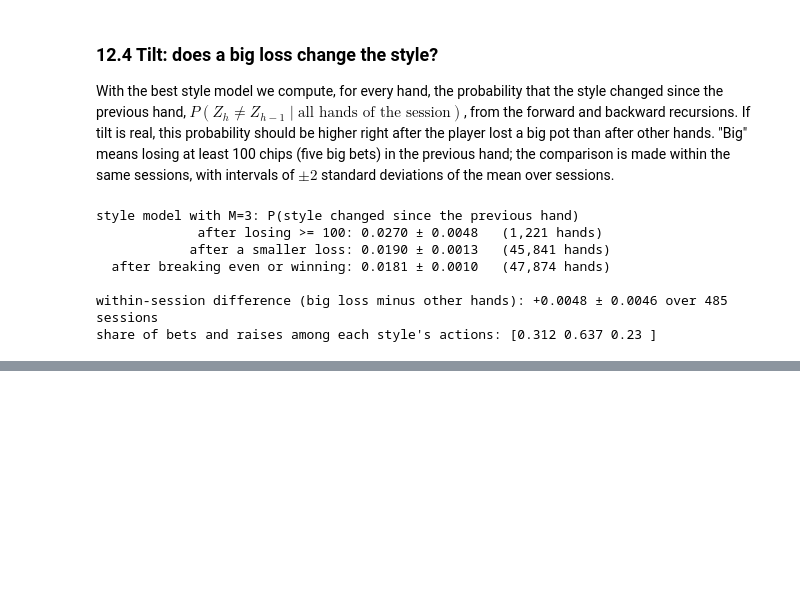
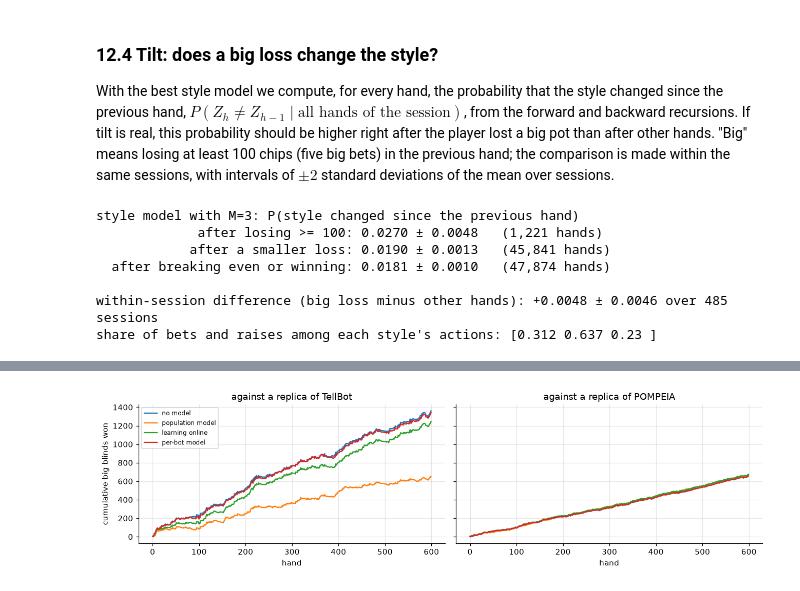
Before and after one commit to in-th3-l00p/bayes-poker, a Jupyter notebook: implementation/notebook.ipynb, the cells around one changed output, grey strips where cells are left out. Cells and saved outputs as stored; diff of their text form; code cells hidden in the pictures; blank space fills up the shorter version.

```diff
--- a/implementation/notebook.ipynb
+++ b/implementation/notebook.ipynb
@@ -2566,7 +2947,10 @@ for name in ("over-bluffer", "under-folder"):
 print(f"{'opponent':>13} | {'estimator':>14} | " + " ".join(f"{n:>8}" for n in CHECKPOINTS))
 for name in ("over-bluffer", "under-folder"):
     for est in ("EM", "showdown only"):
-        print(f"{name:>13} | {est:>14} | " + " ".join(f"{CURVES[name, est, n]:8.4f}" for n in CHECKPOINTS))
+        print(
+            f"{name:>13} | {est:>14} | "
+            + " ".join(f"{CURVES[name, est, n]:8.4f}" for n in CHECKPOINTS)
+        )
 fig, axes = plt.subplots(1, 2, figsize=(10, 3.2), sharey=True)
 for ax, name in zip(axes, ("over-bluffer", "under-folder")):
     for est in ("EM", "showdown only"):
@@ -2955,8 +3414,12 @@ def predictive_score(Dx, model, recs_all, score_mask):
     loge, _ = e_step(Dx, safe_log(model["theta"]), recs_all)
     if model["M"] == 1:
         return float(loge[score_mask].sum())
-    pred, _ = filter_predictive(loge, session_grid(Dx, recs_all), torch.log(model["rho"]),
-                                torch.log(transition(model["eps"], model["M"])))
+    pred, _ = filter_predictive(
+        loge,
+        session_grid(Dx, recs_all),
+        torch.log(model["rho"]),
+        torch.log(transition(model["eps"], model["M"])),
+    )
     return float(torch.logsumexp(pred + loge, -1)[score_mask].sum())
 
 
@@ -2967,7 +3430,10 @@ IRC_MODELS = {}
 t0 = time.time()
 for mz in (1, 2, 3):
     init = IRC_MODELS[1]["theta"][0] if mz > 1 else None
-    IRC_MODELS[mz] = memo(f"irc_M{mz}", lambda: fit(DI, IRC_TRAIN, mz=mz, lam=(LAM, 2.0), ref=IRC_REF, init=init, verbose=False))
+    IRC_MODELS[mz] = memo(
+        f"irc_M{mz}",
+        lambda: fit(DI, IRC_TRAIN, mz=mz, lam=(LAM, 2.0), ref=IRC_REF, init=init, verbose=False),
+    )
     score = predictive_score(DI, IRC_MODELS[mz], IRC_ALL, DI.test)
     IRC_MODELS[mz]["test_score"] = score
     eps = f"{IRC_MODELS[mz]['eps']:.4f}" if mz > 1 else "-"
@@ -3048,0 +3774,56 @@ share of bets and raises among each style's actions: [0.312 0.637 0.23 ]
+# %%
+aggression = {}
+for b in BOT_NAMES:
+    counts = counts_from_truth(D, fit_mask & torch.from_numpy(REC_BOT == b))
+    aggression[b] = float(counts[..., 2].sum() / counts.sum())
+OPPONENT_BOTS = [max(aggression, key=aggression.get), min(aggression, key=aggression.get)]
+print(
+    "replicas (share of bets and raises):", {str(b): round(aggression[b], 3) for b in OPPONENT_BOTS}
+)
+
+AGENTS = {
+    "no model": lambda bot: ModelAgent(CardReader()),
+    "population model": lambda bot: ModelAgent(CardReader(EM1["theta"])),
+    "learning online": lambda bot: ModelAgent(
+        CardReader(EM1["theta"], alpha=LAM_BOT * EM1["theta"], learn=True)
+    ),
+    "per-bot model": lambda bot: ModelAgent(CardReader(BOT_EM[bot])),
+}
+DEALS = 300
+t0 = time.time()
+MATCHES = memo(
+    f"matches_{DEALS}_lam{LAM_BOT:g}",
+    lambda: {
+        (name, bot): play_match(
+            lambda: make(bot), lambda: Replica(BOT_ORACLE[bot][0]), DEALS, seed=13
+        )
+        for bot in OPPONENT_BOTS
+        for name, make in AGENTS.items()
+    },
+)
+print(f"{len(MATCHES)} matches of {2 * DEALS} hands in {time.time() - t0:.0f}s\n")
+print(f"{'agent':>18} | " + " | ".join(f"{b[:22]:>24}" for b in OPPONENT_BOTS))
+for name in AGENTS:
+    cells = []
+    for bot in OPPONENT_BOTS:
+        per_deal = MATCHES[name, bot].sum(1) / 2
+        base = MATCHES["no model", bot].sum(1) / 2
+        diff = per_deal - base
+        cells.append(
+            f"{per_deal.mean():+6.2f} "
+            f"({diff.mean():+5.2f} ± {2 * diff.std(ddof=1) / math.sqrt(len(diff)):4.2f})"
+        )
+    print(f"{name:>18} | " + " | ".join(f"{c:>24}" for c in cells))
+print("\nchips per hand (difference to the agent with no model, ± 2 sd of the mean)")
+
+fig, axes = plt.subplots(1, 2, figsize=(12, 3.4), sharey=True)
+for ax, bot in zip(axes, OPPONENT_BOTS):
+    for name in AGENTS:
+        ax.plot(np.cumsum(MATCHES[name, bot].reshape(-1)) / 10, label=name)
+    ax.set_title(f"against a replica of {bot}")
+    ax.set_xlabel("hand")
+axes[0].set_ylabel("cumulative big blinds won")
+axes[0].legend(fontsize=8)
+plt.tight_layout()
+plt.show()
+# %% [output]
@@ -3048,0 +3840 @@ share of bets and raises among each style's actions: [0.312 0.637 0.23 ]
+[figure, added]
```
Also changed, not shown: parts of 52 cells of this notebook, 10 other files.
